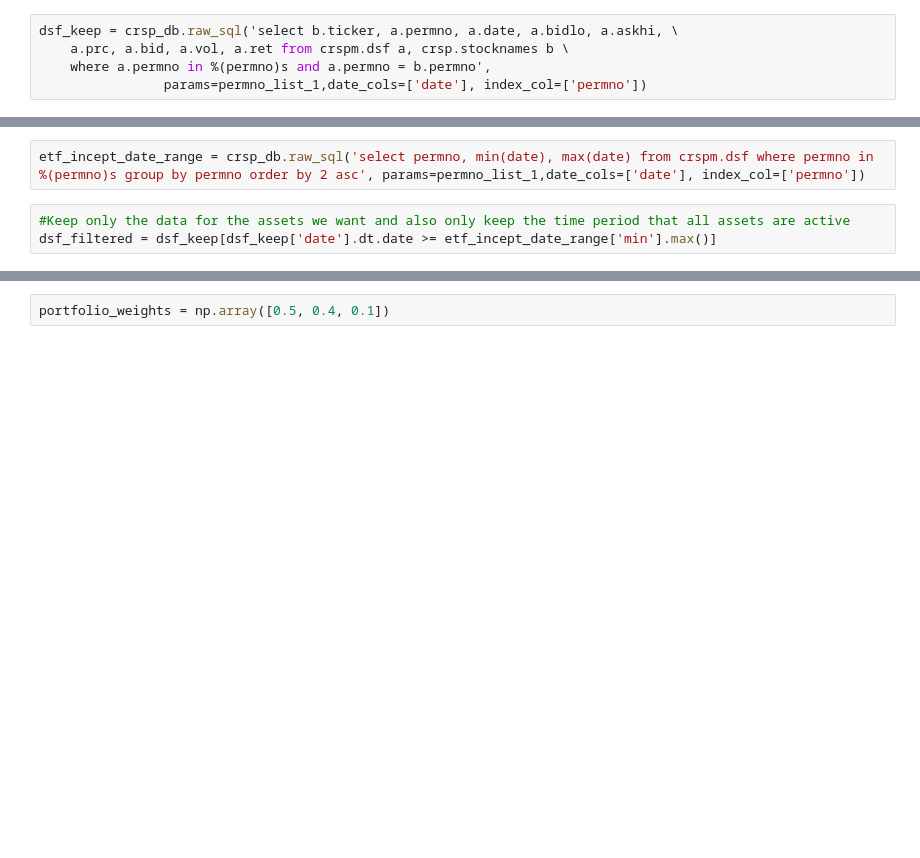
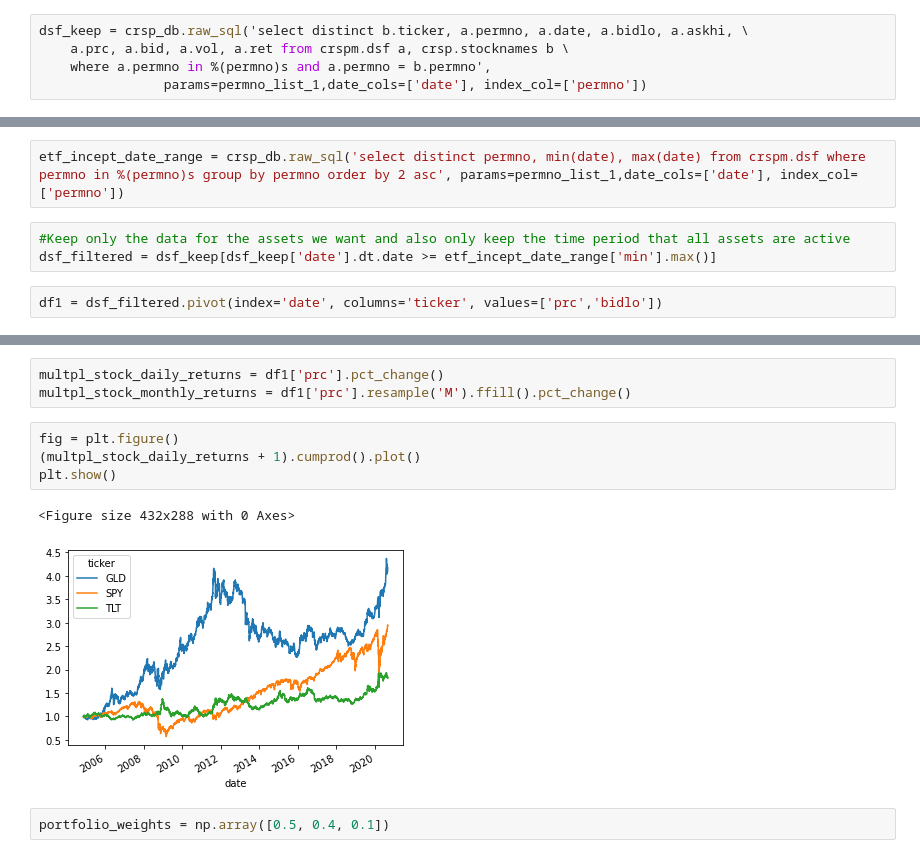
Before and after one commit to ningtong88/Capstone_TDAmeritrade, a Jupyter notebook: TDAmeritrade Portfolio Rebalancing.ipynb, the cells around one changed output, grey strips where cells are left out. Drawn from its saved outputs; the diff is of its cells as text; blank space fills up the shorter version.

```diff
--- a/TDAmeritrade Portfolio Rebalancing.ipynb
+++ b/TDAmeritrade Portfolio Rebalancing.ipynb
@@ -69,7 +79,7 @@ crsp_db.raw_sql('SELECT permco, permno, ticker, comnam FROM crsp.stocknames WHER
 #Permnos for GLD, SPY, and TLT
 permno_list_1 = {'permno': ('90448.0','84398.0','89468.0')}
 # %%
-dsf_keep = crsp_db.raw_sql('select b.ticker, a.permno, a.date, a.bidlo, a.askhi, \
+dsf_keep = crsp_db.raw_sql('select distinct b.ticker, a.permno, a.date, a.bidlo, a.askhi, \
     a.prc, a.bid, a.vol, a.ret from crspm.dsf a, crsp.stocknames b \
     where a.permno in %(permno)s and a.permno = b.permno',
                 params=permno_list_1,date_cols=['date'], index_col=['permno'])
@@ -93,7 +103,9 @@ dsf_keep = crsp_db.raw_sql('select b.ticker, a.permno, a.date, a.bidlo, a.askhi,
 #     permco_result += temp
 # print (permco_result)
 # %%
-etf_incept_date_range = crsp_db.raw_sql('select permno, min(date), max(date) from crspm.dsf where permno in %(permno)s group by permno order by 2 asc', params=permno_list_1,date_cols=['date'], index_col=['permno'])
+etf_incept_date_range = crsp_db.raw_sql('select distinct permno, min(date), max(date) from crspm.dsf where permno in %(permno)s group by permno order by 2 asc', params=permno_list_1,date_cols=['date'], index_col=['permno'])
 # %%
 #Keep only the data for the assets we want and also only keep the time period that all assets are active
 dsf_filtered = dsf_keep[dsf_keep['date'].dt.date >= etf_incept_date_range['min'].max()]
+# %%
+df1 = dsf_filtered.pivot(index='date', columns='ticker', values=['prc','bidlo'])
@@ -100,2 +130,12 @@ dsf_filtered = dsf_keep[dsf_keep['date'].dt.date >= etf_incept_date_range['min']
+# %%
+multpl_stock_daily_returns = df1['prc'].pct_change()
+multpl_stock_monthly_returns = df1['prc'].resample('M').ffill().pct_change()
+# %%
+fig = plt.figure()
+(multpl_stock_daily_returns + 1).cumprod().plot()
+plt.show()
+# %% [output]
+<Figure size 432x288 with 0 Axes>
+[figure, added]
 # %%
 portfolio_weights = np.array([0.5, 0.4, 0.1])
```
Also changed, not shown: parts of 3 cells of this notebook.
